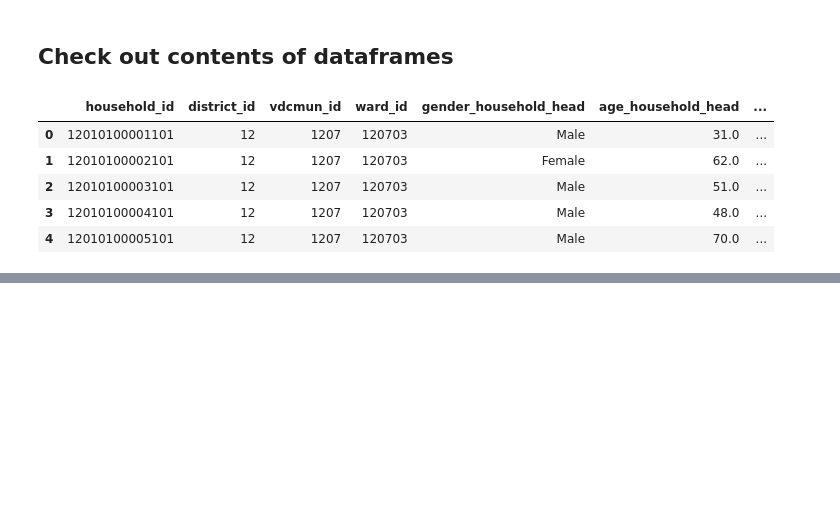
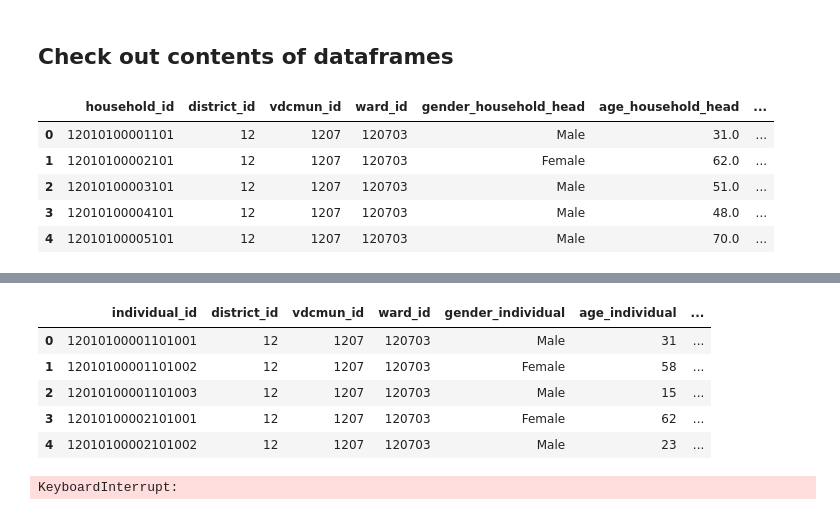
Before and after one commit to chantalwuer/earthquake_damage, a Jupyter notebook: notebooks/CW_Merging_Tables.ipynb, the cells around one changed output, grey strips where cells are left out. Cells and saved outputs as stored; diff of their text form; code cells hidden in the pictures; blank space fills up the shorter version.

Commit message:
Started setting up notebook to merge individual table with ids

```diff
--- a/notebooks/CW_Merging_Tables.ipynb
+++ b/notebooks/CW_Merging_Tables.ipynb
@@ -537,0 +546,2 @@ household_dem.head()
+# %%
+i_demographics = pd.read_csv('/Users/chantalwuerschinger/code/chantalwuer/earthquake_damage/raw_data/individual/csv_individual_demographics.csv')
@@ -537,0 +559,15 @@ household_dem.head()
+# %%
+i_demographics_ids = i_demographics.merge(mapping, on='individual_id', how='left')
+# %%
+i_demographics_ids.head()
+# %% [output]
+|  | individual_id | district_id | vdcmun_id | ward_id | gender_individual | age_individual | ... |
+| 0 | 12010100001101001 | 12 | 1207 | 120703 | Male | 31 | ... |
+| 1 | 12010100001101002 | 12 | 1207 | 120703 | Female | 58 | ... |
+| 2 | 12010100001101003 | 12 | 1207 | 120703 | Male | 15 | ... |
+| 3 | 12010100002101001 | 12 | 1207 | 120703 | Female | 62 | ... |
+| 4 | 12010100002101002 | 12 | 1207 | 120703 | Male | 23 | ... |
+# %%
+i_demographics_ids.groupby('building_id')[['age_individual']].mean()
+# %% [output]
+KeyboardInterrupt:
```
Also changed, not shown: parts of 6 cells of this notebook.
